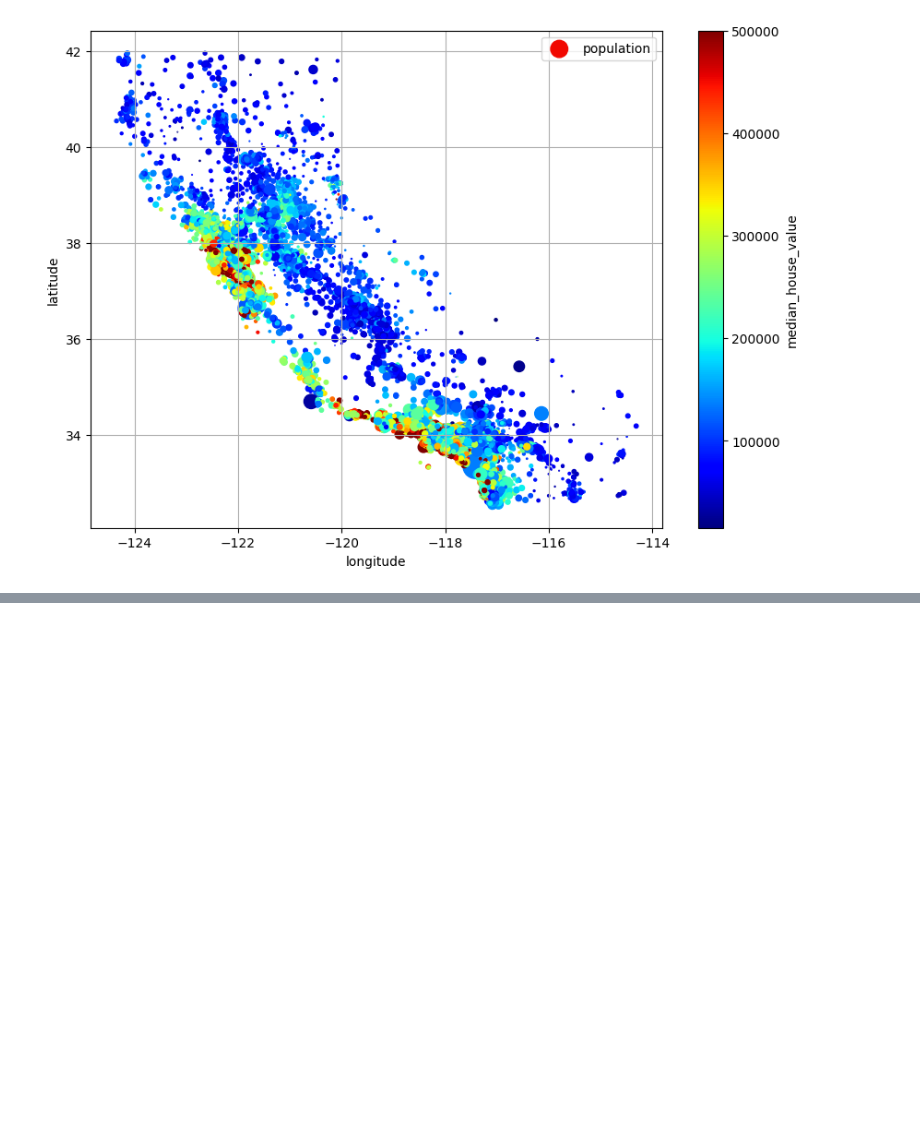
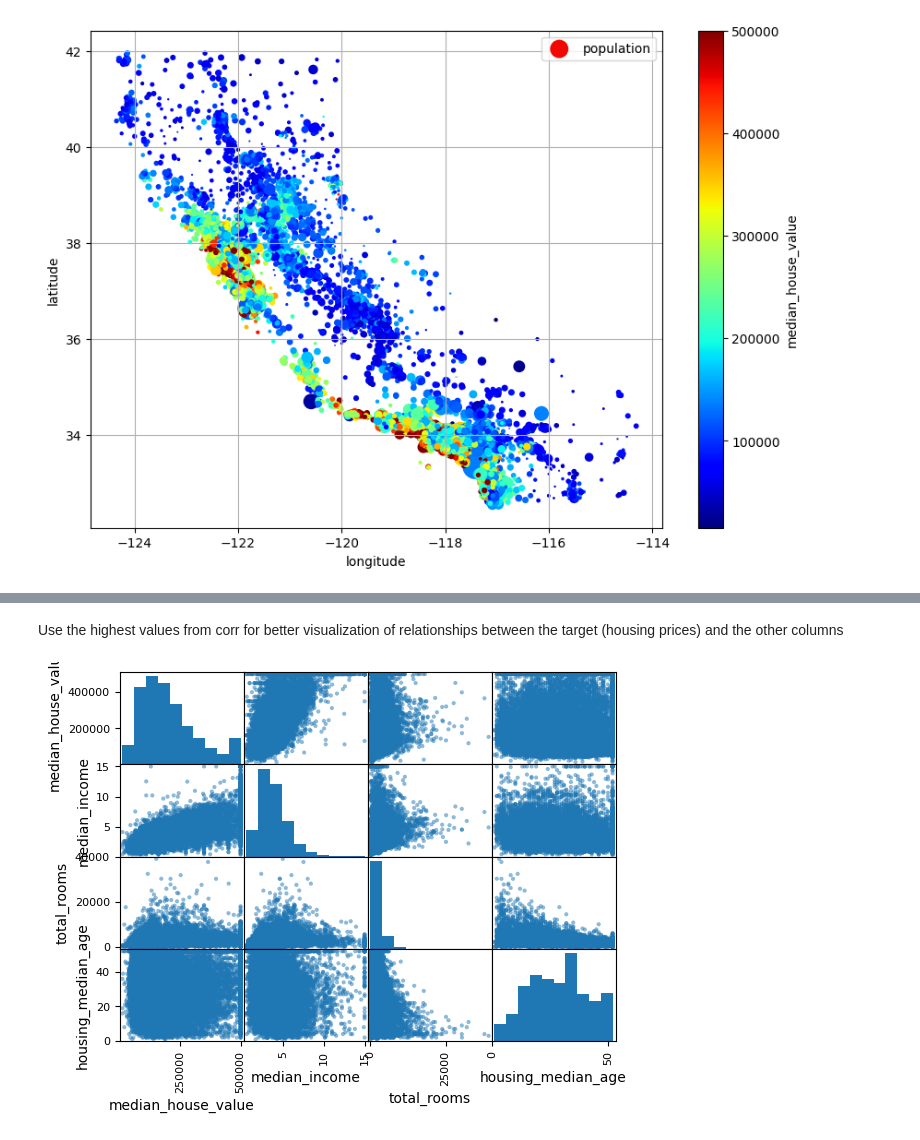
Before and after one commit to jamyooes/ML_Learnings, a Jupyter notebook: Geron/Chapter_2.ipynb, the cells around one changed output, grey strips where cells are left out. Drawn from its saved outputs; the diff is of its cells as text; code cells hidden in the pictures; blank space fills up the shorter version.

Commit message:
Visualization, Imputation, Feature Engineering from book

```diff
--- a/Geron/Chapter_2.ipynb
+++ b/Geron/Chapter_2.ipynb
@@ -162,0 +184,8 @@ housing.plot(kind = "scatter", x = "longitude", y = "latitude", cmap = "jet", gr
+# %% [markdown]
+Use the highest values from corr for better visualization of relationships between the target (housing prices) and the other columns
+# %%
+from pandas.plotting import scatter_matrix
+scatter_matrix(housing[["median_house_value", "median_income", "total_rooms", "housing_median_age"]])
+plt.show()
+# %% [output]
+[figure, added]
```
Also changed, not shown: parts of 34 cells of this notebook.
